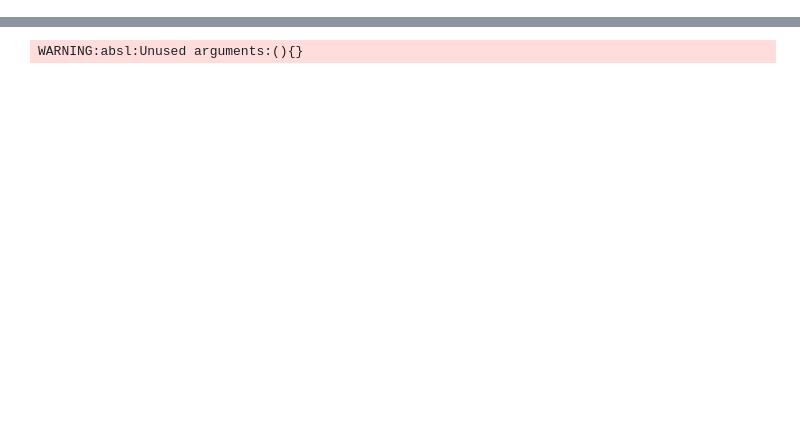
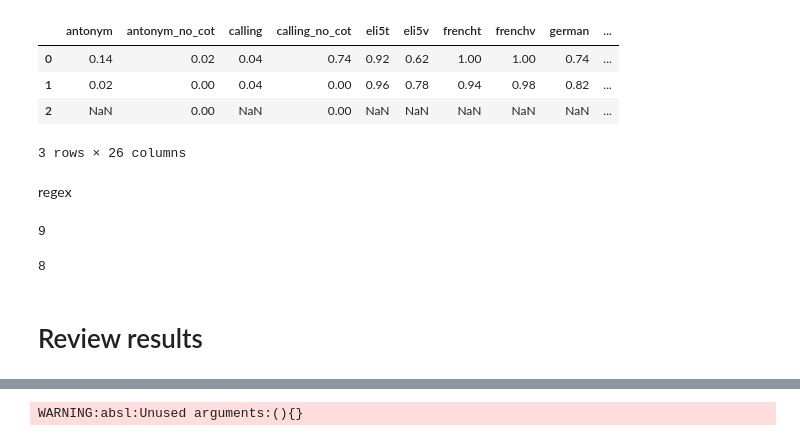
Before and after one commit to milesaturpin/situational-awareness-evals, a Jupyter notebook: scratch.ipynb, the cells around one changed output, grey strips where cells are left out. Saved outputs shown, nothing was run; the diff lists cells and outputs as text; code cells hidden in the pictures; blank space fills up the shorter version.

```diff
--- a/scratch.ipynb
+++ b/scratch.ipynb
@@ -13,0 +392,8 @@ data[0]
+# %%
+data
+# %% [output]
+|  | antonym | antonym_no_cot | calling | calling_no_cot | eli5t | eli5v | frencht | frenchv | german | ... |
+| 0 | 0.14 | 0.02 | 0.04 | 0.74 | 0.92 | 0.62 | 1.00 | 1.00 | 0.74 | ... |
+| 1 | 0.02 | 0.00 | 0.04 | 0.00 | 0.96 | 0.78 | 0.94 | 0.98 | 0.82 | ... |
+| 2 | NaN | 0.00 | NaN | 0.00 | NaN | NaN | NaN | NaN | NaN | ... |
+3 rows × 26 columns
@@ -13,0 +402,2 @@ data[0]
+# %% [markdown]
+regex
@@ -13,0 +413,9 @@ data[0]
+# %%
+print(len(prompts))
+
+len(responses)
+# %% [output]
+9
+8
+# %% [markdown]
+# Review results
```
Also changed, not shown: parts of 45 cells of this notebook, 2 other files.
